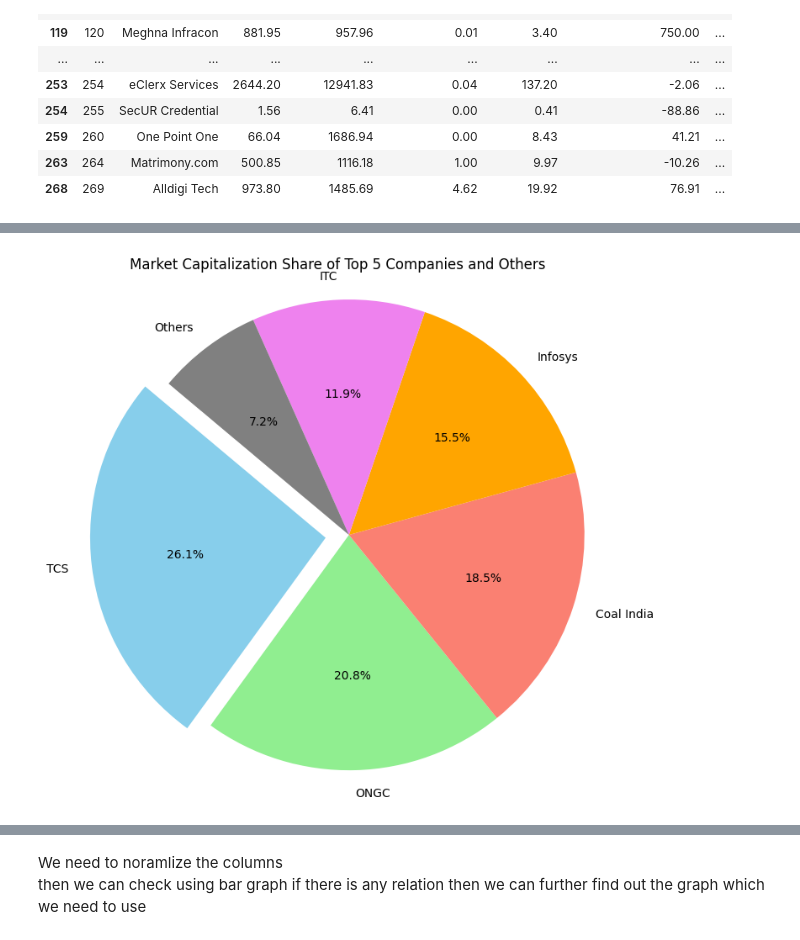
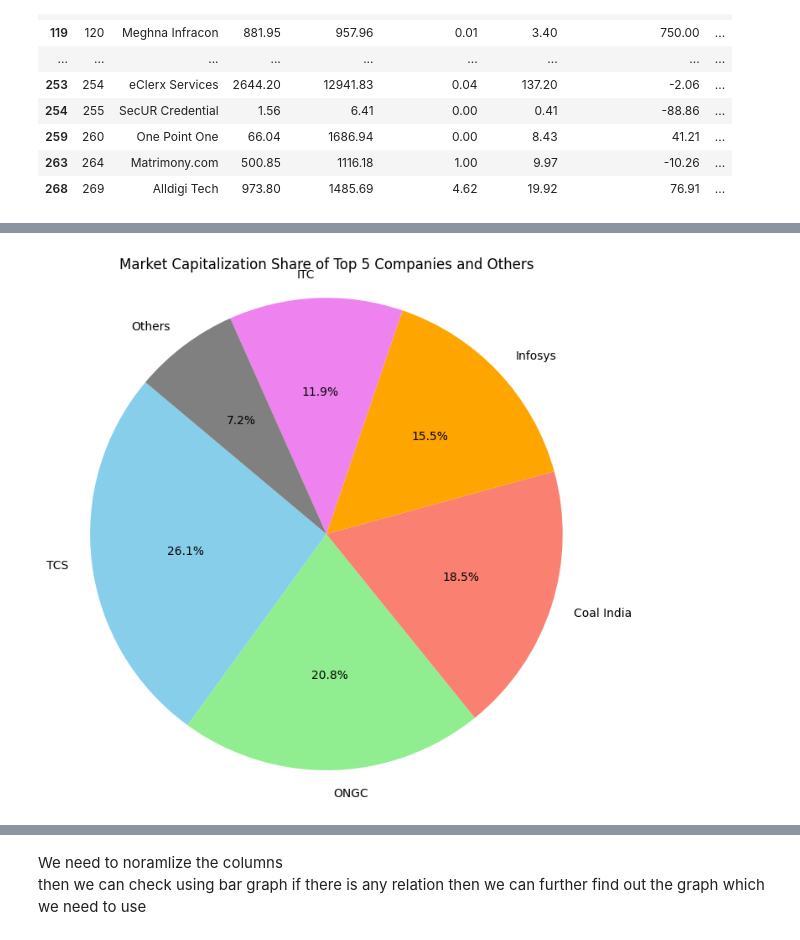
Before and after one commit to prashk027/Tasks, a Jupyter notebook: Tasks/PythonScript/task3/screener.ipynb, the cells around one changed output, grey strips where cells are left out. Saved outputs shown, nothing was run; the diff lists cells and outputs as text; code cells hidden in the pictures.

```diff
--- a/Tasks/PythonScript/task3/screener.ipynb
+++ b/Tasks/PythonScript/task3/screener.ipynb
@@ -697,18 +789,18 @@ df.iloc[:,2:].corr()
 # %%
 import matplotlib.pyplot as plt
 # Market Capitalization data (in cr)
 companies = ['TCS', 'ONGC', 'Coal India', 'Infosys', 'ITC', 'Others']
 market_caps = [12300, 9800, 8700, 7300, 5600, 3400]  # Total = 47100
 # Pie chart
 colors = ['skyblue', 'lightgreen', 'salmon', 'orange', 'violet', 'grey']
-explode = (0.1, 0, 0, 0, 0, 0)  # Emphasize TCS
+# explode = (0.1, 0, 0, 0, 0, 0)  # Emphasize TCS
 plt.figure(figsize=(8, 8))
-plt.pie(market_caps, labels=companies, autopct='%1.1f%%', startangle=140, colors=colors, explode=explode)
+plt.pie(market_caps, labels=companies, autopct='%1.1f%%', startangle=140, colors=colors)
 plt.title('Market Capitalization Share of Top 5 Companies and Others')
 plt.axis('equal')  # Equal aspect ratio ensures pie is circular
 plt.show()
 # %% [output]
-[figure, old version]
+[figure, new version]
 # %%
 d = df.iloc[:,2:].corr()
 da = d[d>0.7]
```
Also changed, not shown: parts of 35 cells of this notebook, 8 other files.
